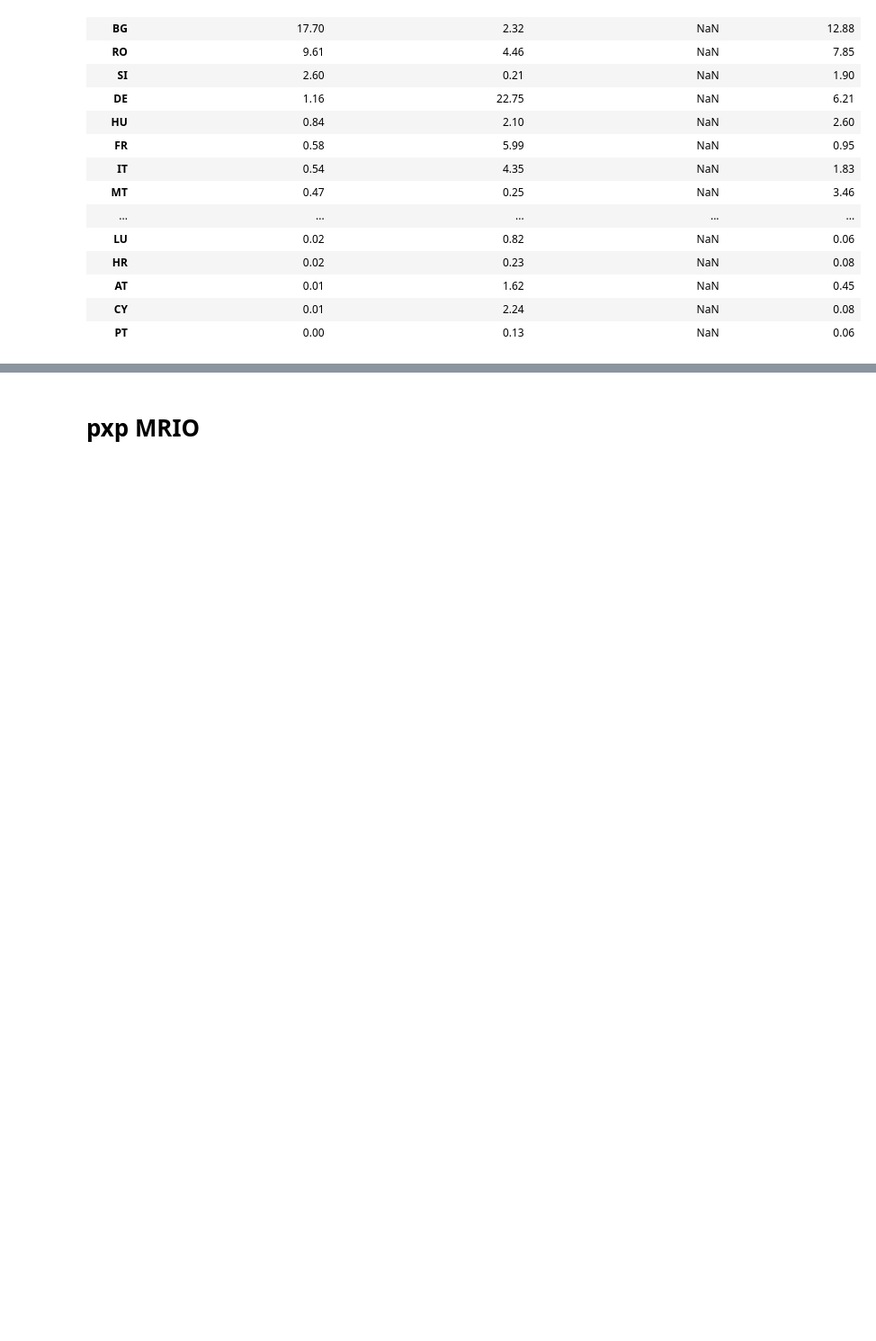
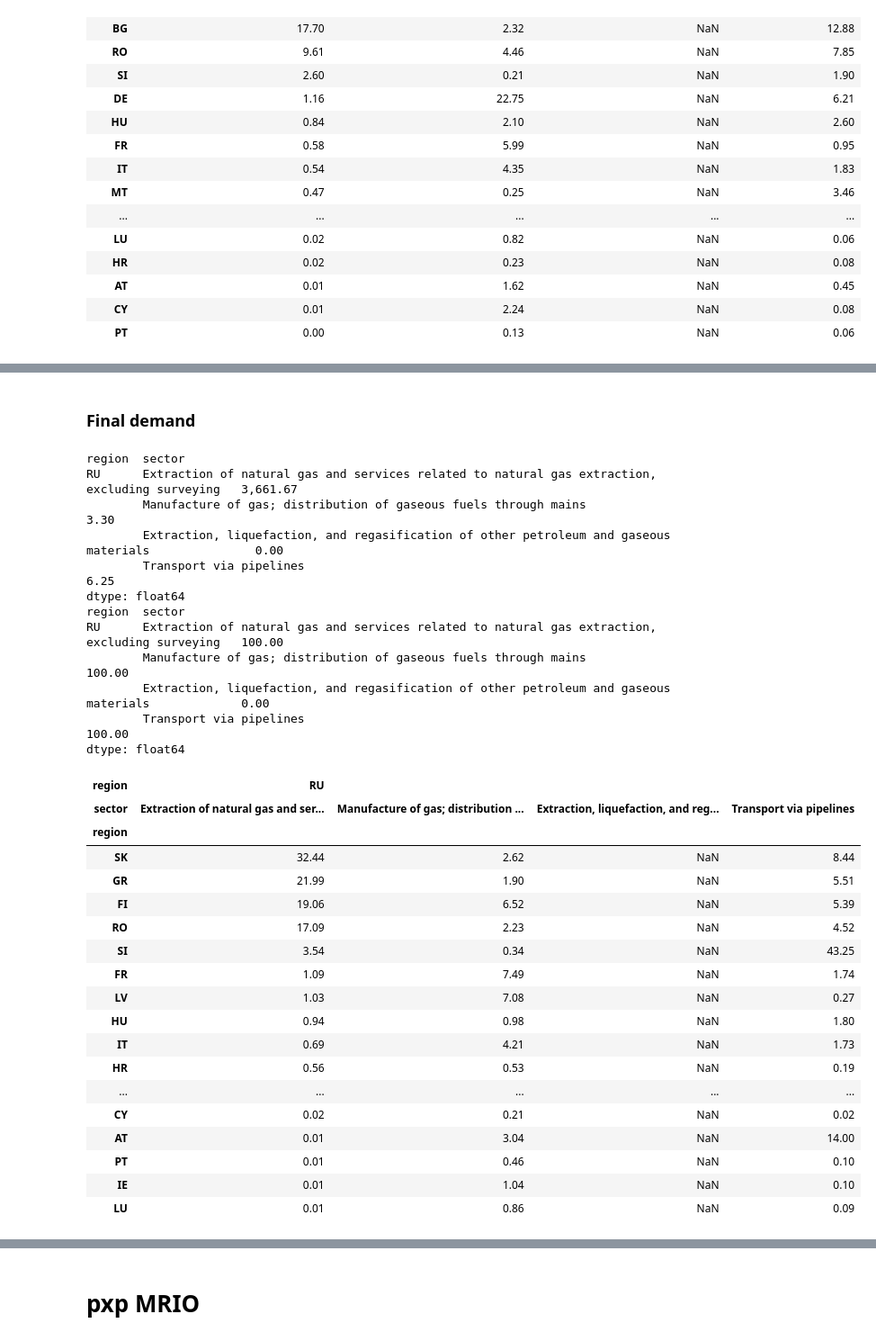
Before and after one commit to adrien-perello/EEIOA, a Jupyter notebook: notebooks/IGA.ipynb, the cells around one changed output, grey strips where cells are left out. Shown at 90% size. Cells and saved outputs as stored; diff of their text form; code cells hidden in the pictures; blank space fills up the shorter version.

```diff
--- a/notebooks/IGA.ipynb
+++ b/notebooks/IGA.ipynb
@@ -171,0 +334,46 @@ dtype: float64
+# %% [markdown]
+### Final demand
+# %%
+# How much does each EU country relies on DIRECT RU gas sectors (FINAL DEMAND)
+
+total_EU_imports_Y = Y.loc[RU_nat_gas, EU27].sum(axis=1)
+print(total_EU_imports_Y)
+
+res = Y.loc[RU_nat_gas, EU27].groupby(level=0, axis=1).sum()
+
+# expressed in percentage of total EU imports
+res = res.divide(total_EU_imports_Y, axis=0).T * 100
+print(res.sum())
+res.sort_values(RU_nat_gas[0], ascending=False)
+# %% [output]
+region  sector
+RU      Extraction of natural gas and services related to natural gas extraction, excluding surveying   3,661.67
+        Manufacture of gas; distribution of gaseous fuels through mains                                     3.30
+        Extraction, liquefaction, and regasification of other petroleum and gaseous materials               0.00
+        Transport via pipelines                                                                             6.25
+dtype: float64
+region  sector
+RU      Extraction of natural gas and services related to natural gas extraction, excluding surveying   100.00
+        Manufacture of gas; distribution of gaseous fuels through mains                                 100.00
+        Extraction, liquefaction, and regasification of other petroleum and gaseous materials             0.00
+        Transport via pipelines                                                                         100.00
+dtype: float64
+| region | RU |  |  |  |
+| sector | Extraction of natural gas and ser... | Manufacture of gas; distribution ... | Extraction, liquefaction, and reg... | Transport via pipelines |
+| region |  |  |  |  |
+| SK | 32.44 | 2.62 | NaN | 8.44 |
+| GR | 21.99 | 1.90 | NaN | 5.51 |
+| FI | 19.06 | 6.52 | NaN | 5.39 |
+| RO | 17.09 | 2.23 | NaN | 4.52 |
+| SI | 3.54 | 0.34 | NaN | 43.25 |
+| FR | 1.09 | 7.49 | NaN | 1.74 |
+| LV | 1.03 | 7.08 | NaN | 0.27 |
+| HU | 0.94 | 0.98 | NaN | 1.80 |
+| IT | 0.69 | 4.21 | NaN | 1.73 |
+| HR | 0.56 | 0.53 | NaN | 0.19 |
+| ... | ... | ... | ... | ... |
+| CY | 0.02 | 0.21 | NaN | 0.02 |
+| AT | 0.01 | 3.04 | NaN | 14.00 |
+| PT | 0.01 | 0.46 | NaN | 0.10 |
+| IE | 0.01 | 1.04 | NaN | 0.10 |
+| LU | 0.01 | 0.86 | NaN | 0.09 |
```
Also changed, not shown: parts of 29 cells of this notebook, 1 other file.
